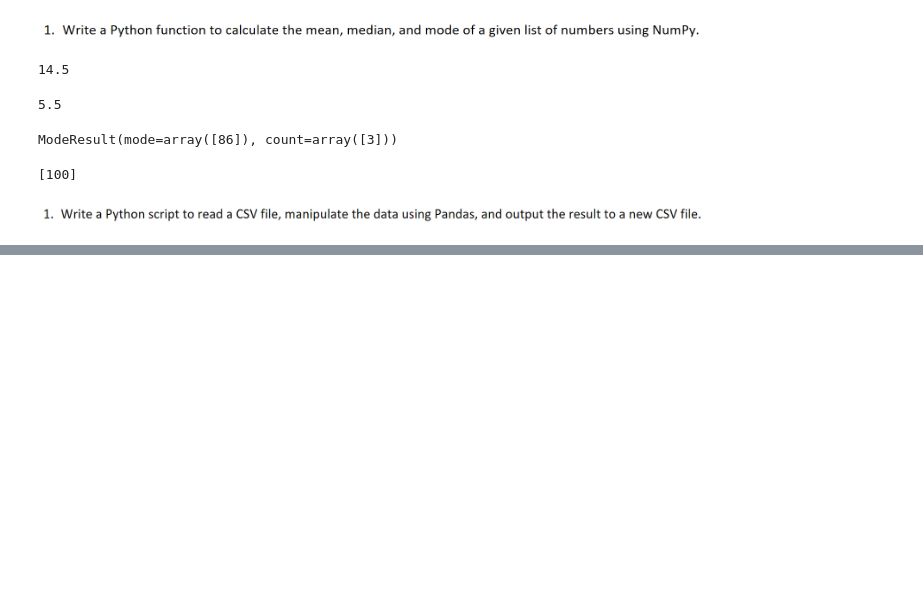
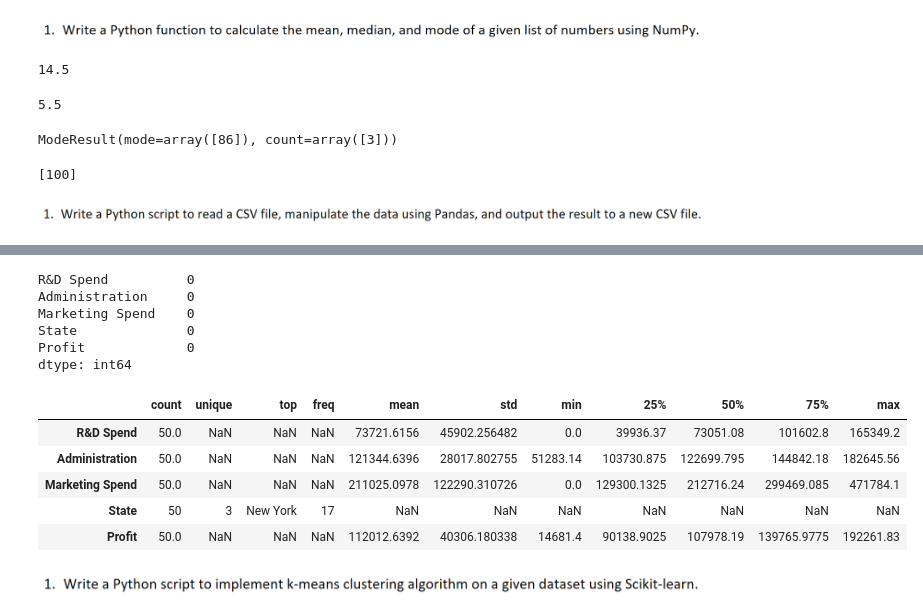
Before and after one commit to harshadsavle/data-science-interview-questions-and-answers, a Jupyter notebook: data_science_interview_questions_and_answers.ipynb, the cells around one changed output, grey strips where cells are left out. Cells and saved outputs as stored; diff of their text form; code cells hidden in the pictures; blank space fills up the shorter version.

```diff
--- a/data_science_interview_questions_and_answers.ipynb
+++ b/data_science_interview_questions_and_answers.ipynb
@@ -257,3 +257,9 @@ mode(a)
 [100]
 # %% [markdown]
 ![image.png](embedded-picture-1)
+# %%
+import pandas as pd
+path='/content/drive/MyDrive/Copy of 50_Startups.csv'
+# %%
+df=pd.read_csv(path)
+df.head()
@@ -259,0 +288,18 @@ mode(a)
+# %%
+df.isna().sum()
+# %% [output]
+R&D Spend          0
+Administration     0
+Marketing Spend    0
+State              0
+Profit             0
+dtype: int64
+# %%
+df.describe(include='all').T
+# %% [output]
+|  | count | unique | top | freq | mean | std | min | 25% | 50% | 75% | max |
+| R&D Spend | 50.0 | NaN | NaN | NaN | 73721.6156 | 45902.256482 | 0.0 | 39936.37 | 73051.08 | 101602.8 | 165349.2 |
+| Administration | 50.0 | NaN | NaN | NaN | 121344.6396 | 28017.802755 | 51283.14 | 103730.875 | 122699.795 | 144842.18 | 182645.56 |
+| Marketing Spend | 50.0 | NaN | NaN | NaN | 211025.0978 | 122290.310726 | 0.0 | 129300.1325 | 212716.24 | 299469.085 | 471784.1 |
+| State | 50 | 3 | New York | 17 | NaN | NaN | NaN | NaN | NaN | NaN | NaN |
+| Profit | 50.0 | NaN | NaN | NaN | 112012.6392 | 40306.180338 | 14681.4 | 90138.9025 | 107978.19 | 139765.9775 | 192261.83 |
@@ -259,0 +308,2 @@ mode(a)
+# %% [markdown]
+![image.png](embedded-picture-1)
```
Also changed, not shown: parts of 27 cells of this notebook.
